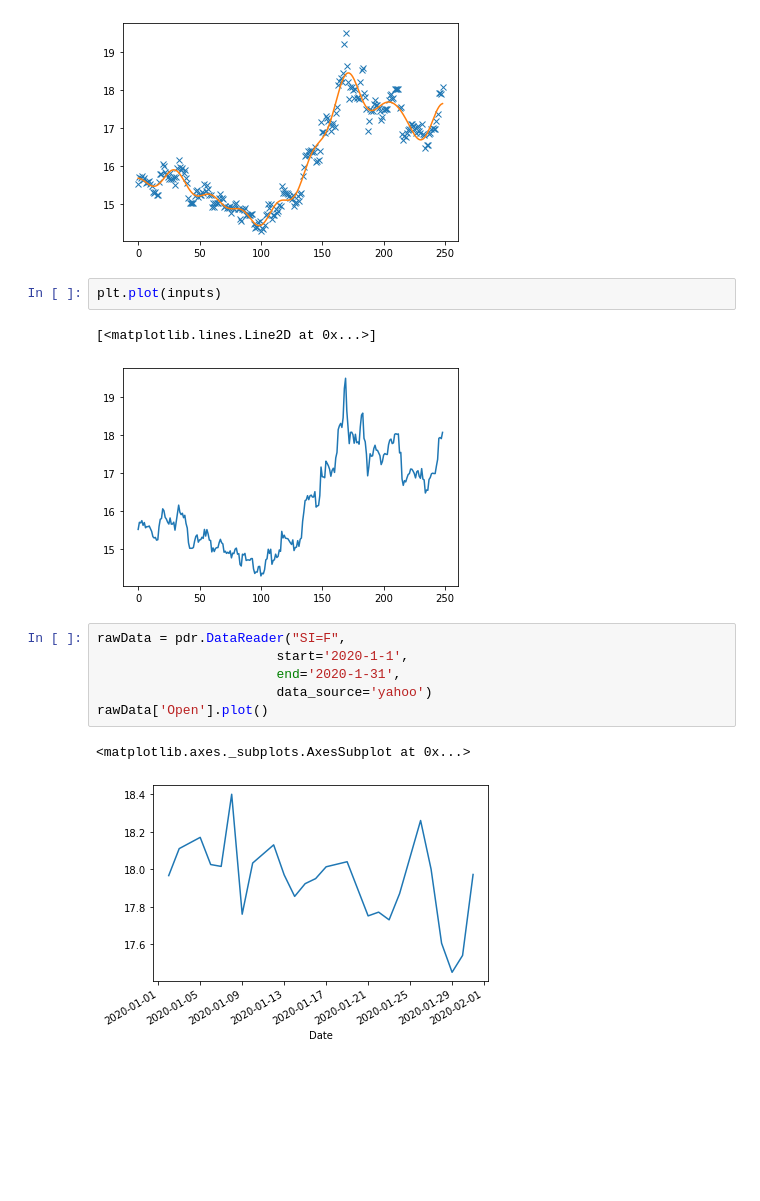
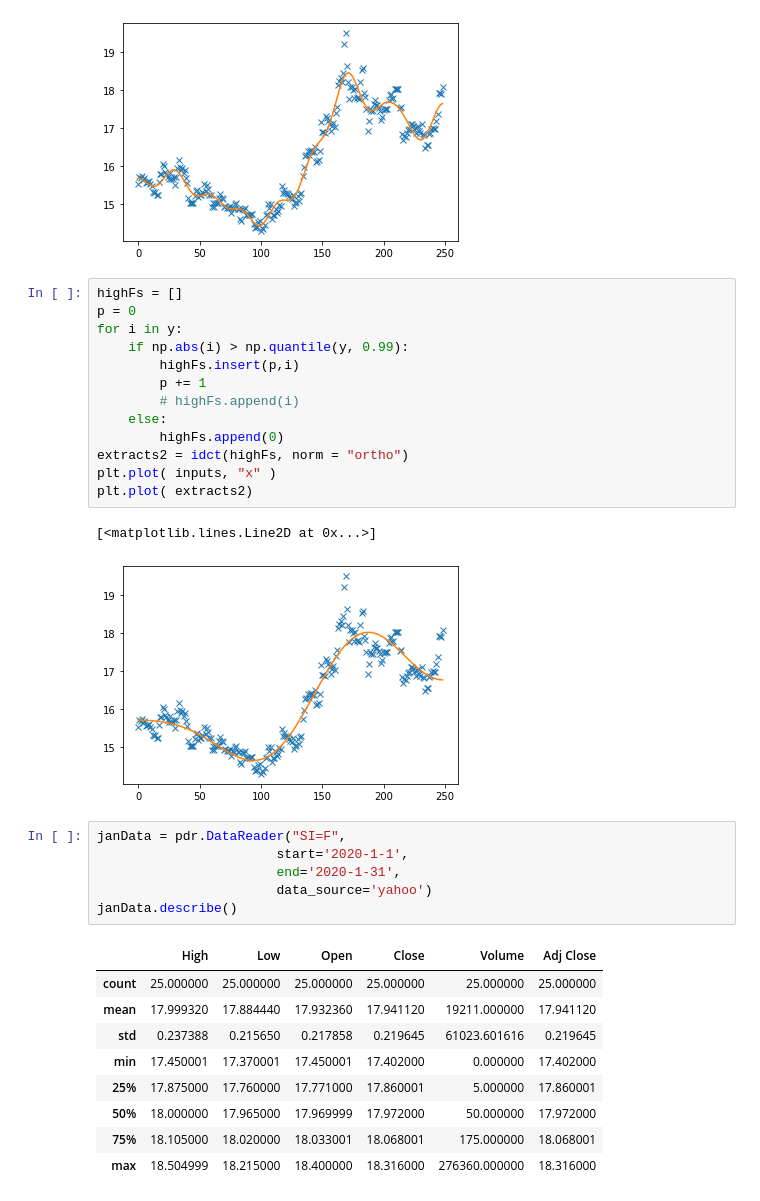
Before and after one commit to Peter-Paul/wallstreet-forecast, a Jupyter notebook: analytics/commodities/silver/silver_fts.ipynb, the cells around one changed output. Saved outputs shown, nothing was run; the diff lists cells and outputs as text; blank space fills up the shorter version.

```diff
--- a/analytics/commodities/silver/silver_fts.ipynb
+++ b/analytics/commodities/silver/silver_fts.ipynb
@@ -47,17 +48,35 @@ plt.plot( extracts)
 # %% [output]
 [<matplotlib.lines.Line2D at 0x...>]
 [figure]
-# %%
-plt.plot(inputs)
-# %% [output]
-[<matplotlib.lines.Line2D at 0x...>]
-[figure, removed]
+# %%
+highFs = []
+p = 0
+for i in y:
+    if np.abs(i) > np.quantile(y, 0.99):
+        highFs.insert(p,i)
+        p += 1
+        # highFs.append(i)
+    else:
+        highFs.append(0)
+extracts2 = idct(highFs, norm = "ortho")
+plt.plot( inputs, "x" )
+plt.plot( extracts2)
+# %% [output]
+[<matplotlib.lines.Line2D at 0x...>]
+[figure, added]
 # %%
-rawData = pdr.DataReader("SI=F",
+janData = pdr.DataReader("SI=F",
                        start='2020-1-1',
                        end='2020-1-31',
                        data_source='yahoo')
-rawData['Open'].plot()
+janData.describe()
 # %% [output]
-<matplotlib.axes._subplots.AxesSubplot at 0x...>
-[figure, removed]
+|  | High | Low | Open | Close | Volume | Adj Close |
+| count | 25.000000 | 25.000000 | 25.000000 | 25.000000 | 25.000000 | 25.000000 |
+| mean | 17.999320 | 17.884440 | 17.932360 | 17.941120 | 19211.000000 | 17.941120 |
+| std | 0.237388 | 0.215650 | 0.217858 | 0.219645 | 61023.601616 | 0.219645 |
+| min | 17.450001 | 17.370001 | 17.450001 | 17.402000 | 0.000000 | 17.402000 |
+| 25% | 17.875000 | 17.760000 | 17.771000 | 17.860001 | 5.000000 | 17.860001 |
+| 50% | 18.000000 | 17.965000 | 17.969999 | 17.972000 | 50.000000 | 17.972000 |
+| 75% | 18.105000 | 18.020000 | 18.033001 | 18.068001 | 175.000000 | 18.068001 |
+| max | 18.504999 | 18.215000 | 18.400000 | 18.316000 | 276360.000000 | 18.316000 |
```
Also changed, not shown: parts of 14 cells of this notebook.
